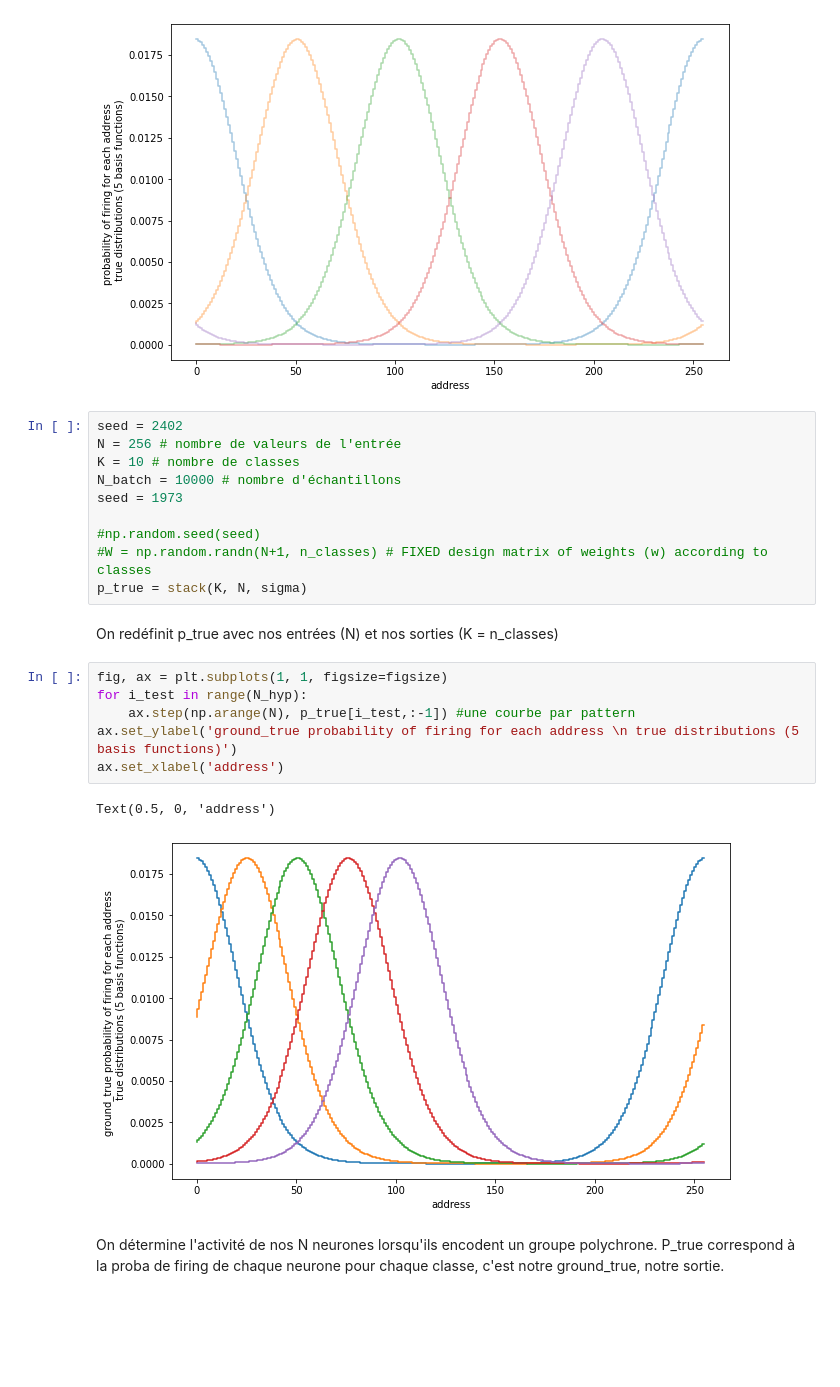
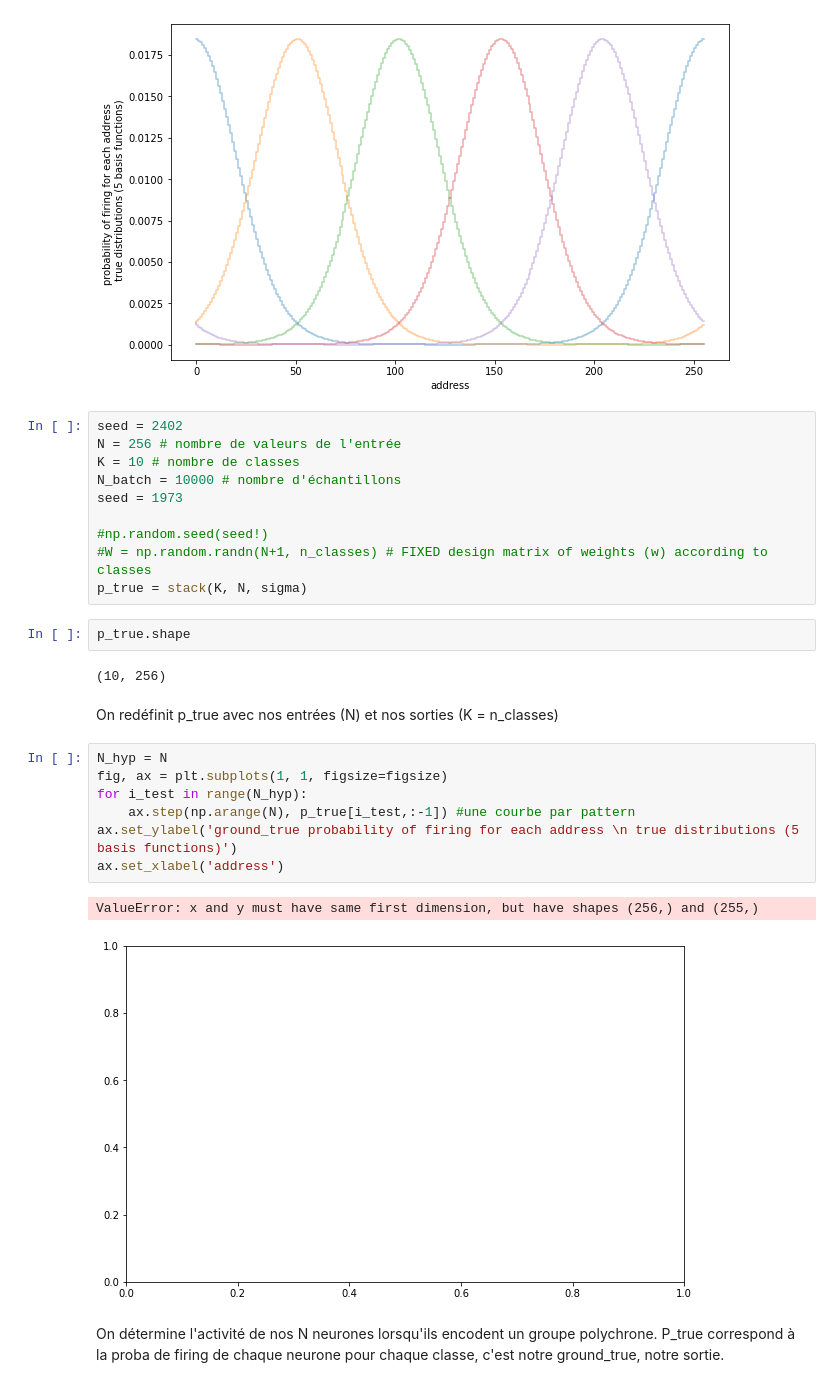
Before and after one commit to camillebesnainou/2022-01-10-polychrony, a Jupyter notebook: 2022-01-27-logistic-regression.ipynb, the cells around one changed output. Cells and saved outputs as stored; diff of their text form; blank space fills up the shorter version.

```diff
--- a/2022-01-27-logistic-regression.ipynb
+++ b/2022-01-27-logistic-regression.ipynb
@@ -448,20 +466,25 @@ K = 10 # nombre de classes
 N_batch = 10000 # nombre d'échantillons
 seed = 1973
 
-#np.random.seed(seed)
+#np.random.seed(seed!)
 #W = np.random.randn(N+1, n_classes) # FIXED design matrix of weights (w) according to classes
 p_true = stack(K, N, sigma)
+# %%
+p_true.shape
+# %% [output]
+(10, 256)
 # %% [markdown]
 On redéfinit p_true avec nos entrées (N) et nos sorties (K = n_classes)
 # %%
+N_hyp = N
 fig, ax = plt.subplots(1, 1, figsize=figsize)
 for i_test in range(N_hyp):
     ax.step(np.arange(N), p_true[i_test,:-1]) #une courbe par pattern
 ax.set_ylabel('ground_true probability of firing for each address \n true distributions (5 basis functions)')
 ax.set_xlabel('address')
 # %% [output]
-Text(0.5, 0, 'address')
+ValueError: x and y must have same first dimension, but have shapes (256,) and (255,)
-[figure, old version]
+[figure, new version]
 # %% [markdown]
 On détermine l'activité de nos N neurones lorsqu'ils encodent un groupe polychrone. P_true correspond à la proba de firing de chaque neurone pour chaque classe, c'est notre ground_true, notre sortie.
 # %% [markdown]
```
Also changed, not shown: parts of 23 cells of this notebook, 10 other files.
